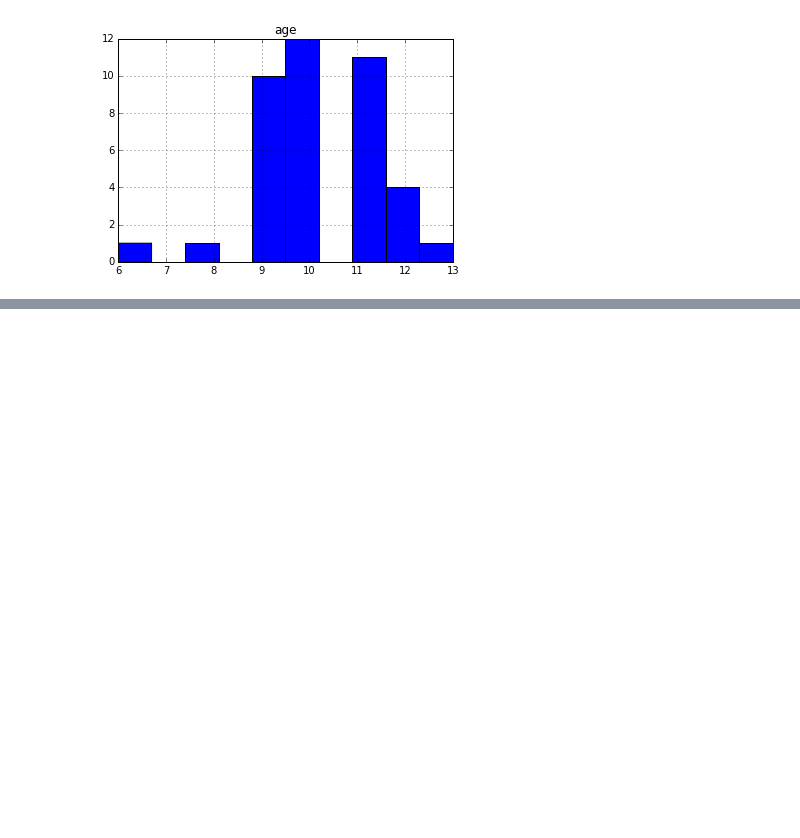
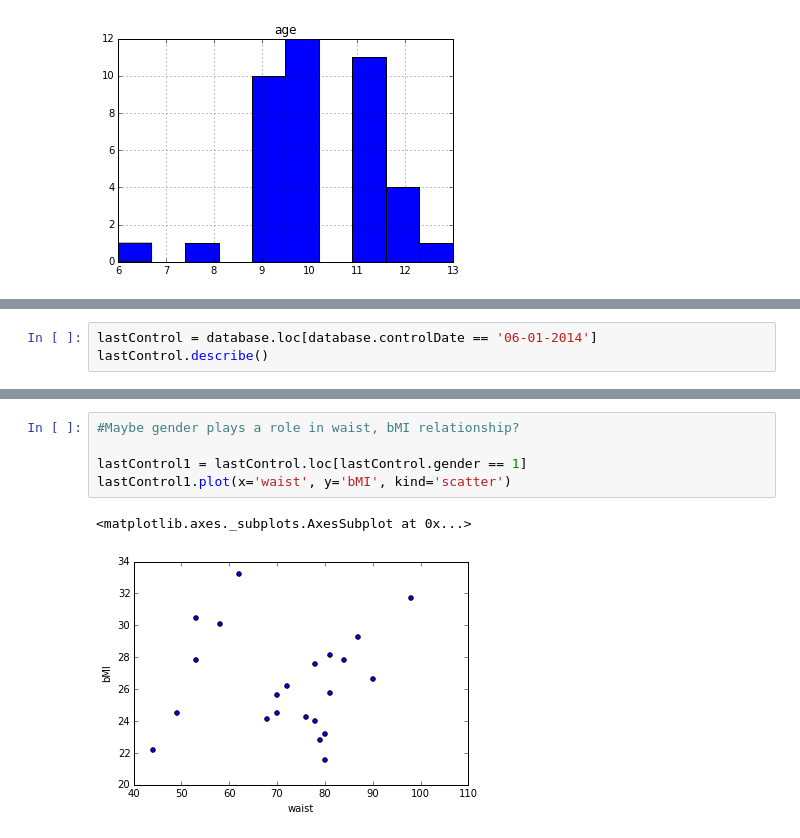
Before and after one commit to renegarcia/somenotebooksondatascience, a Jupyter notebook: healthinyucatan/Health in yucatan.ipynb, the cells around one changed output, grey strips where cells are left out. Drawn from its saved outputs; the diff is of its cells as text; blank space fills up the shorter version.

```diff
--- a/healthinyucatan/Health in yucatan.ipynb
+++ b/healthinyucatan/Health in yucatan.ipynb
@@ -157,0 +181,3 @@ database.hist?
+# %%
+lastControl = database.loc[database.controlDate == '06-01-2014']
+lastControl.describe()
@@ -157,0 +194,8 @@ database.hist?
+# %%
+#Maybe gender plays a role in waist, bMI relationship?
+
+lastControl1 = lastControl.loc[lastControl.gender == 1]
+lastControl1.plot(x='waist', y='bMI', kind='scatter')
+# %% [output]
+<matplotlib.axes._subplots.AxesSubplot at 0x...>
+[figure, added]
```
Also changed, not shown: parts of 18 cells of this notebook.
